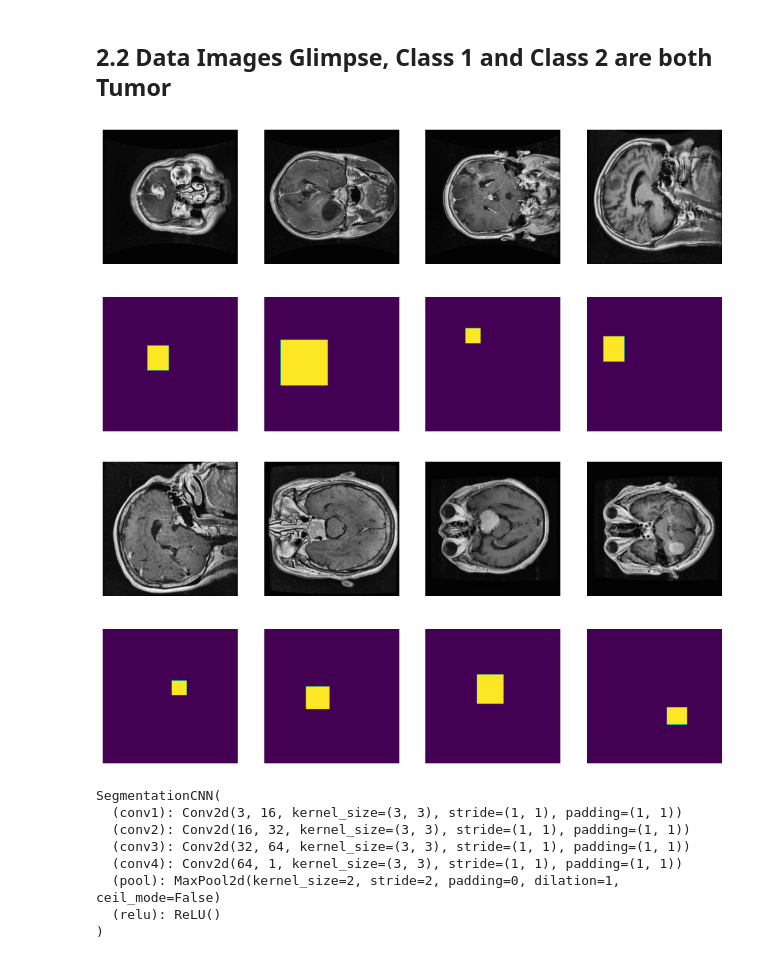
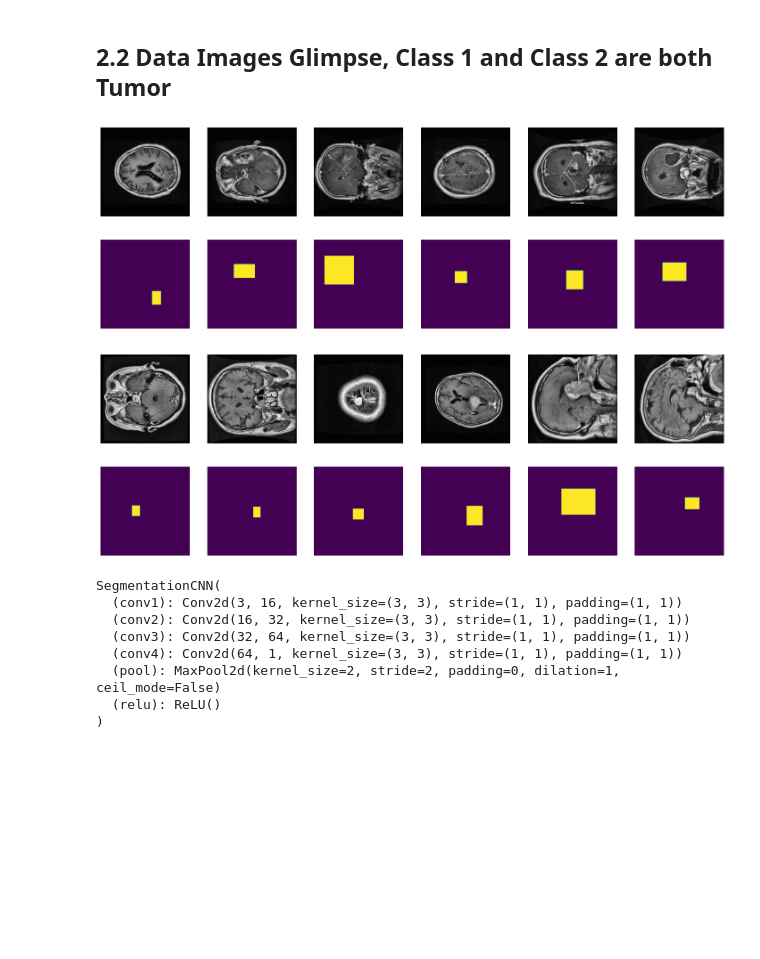
Before and after one commit to 87tana/SemanticSegmentation-in-Medical-Imaging, a Jupyter notebook: Tumor_Semantic_Segmentation.ipynb, the cells around one changed output. Drawn from its saved outputs; the diff is of its cells as text; code cells hidden in the pictures; blank space fills up the shorter version.

```diff
--- a/Tumor_Semantic_Segmentation.ipynb
+++ b/Tumor_Semantic_Segmentation.ipynb
@@ -112,25 +113,25 @@ def create_mask(image_info):
 # %% [markdown]
 ## 2.2 Data Images Glimpse, Class 1 and Class 2 are both Tumor
 # %%
-samp = df[df['category_id']==1].sample(4).reset_index(drop=True)
+samp = df[df['category_id']==1].sample(6).reset_index(drop=True)
 
-fig, axes = plt.subplots (2,4,figsize=(12,6))
+fig, axes = plt.subplots (2,6,figsize=(18,6))
 
 for i in range(len(samp)): # index and image path
     img = mpimg.imread(os.path.join(root_dir,samp.loc[i]['subset'],samp.loc[i]['file_name']))
     axes[0,i].imshow(img)
     axes[0,i].axis('off') # Turn off axis labels
     mask = create_mask(samp.loc[i])
     axes[1,i].imshow(mask)
     axes[1,i].axis('off') # Turn off axis labels
 
 plt.show()
 # %% [output]
-[figure, old version]
+[figure, new version]
 # %%
-samp = df[df['category_id']==2].sample(4).reset_index(drop=True)
+samp = df[df['category_id']==2].sample(6).reset_index(drop=True)
 
-fig, axes = plt.subplots (2,4,figsize=(12,6))
+fig, axes = plt.subplots (2,6,figsize=(18,6))
 
 for i in range(len(samp)): # index and image path
     img = mpimg.imread(os.path.join(root_dir,samp.loc[i]['subset'],samp.loc[i]['file_name']))
@@ -142,5 +143,5 @@ for i in range(len(samp)): # index and image path
 
 plt.show()
 # %% [output]
-[figure, old version]
+[figure, new version]
 # %%
```
Also changed, not shown: parts of 19 cells of this notebook.
